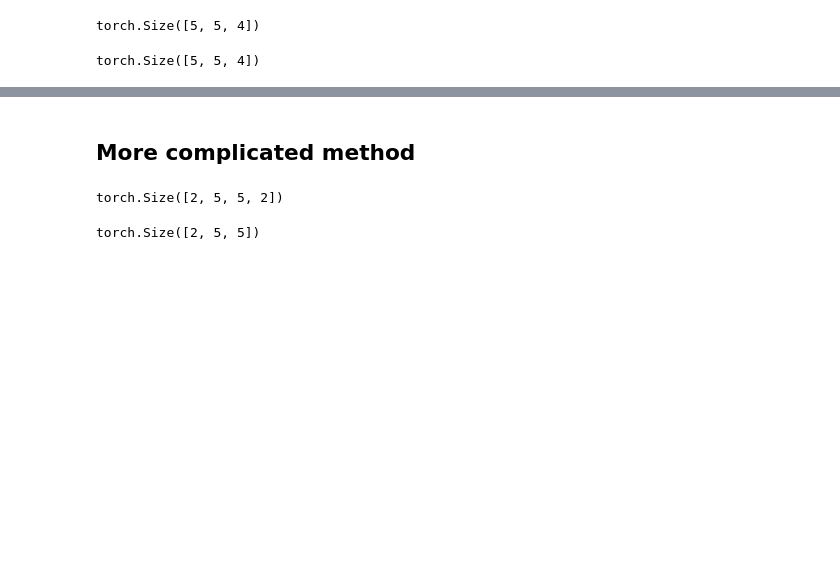
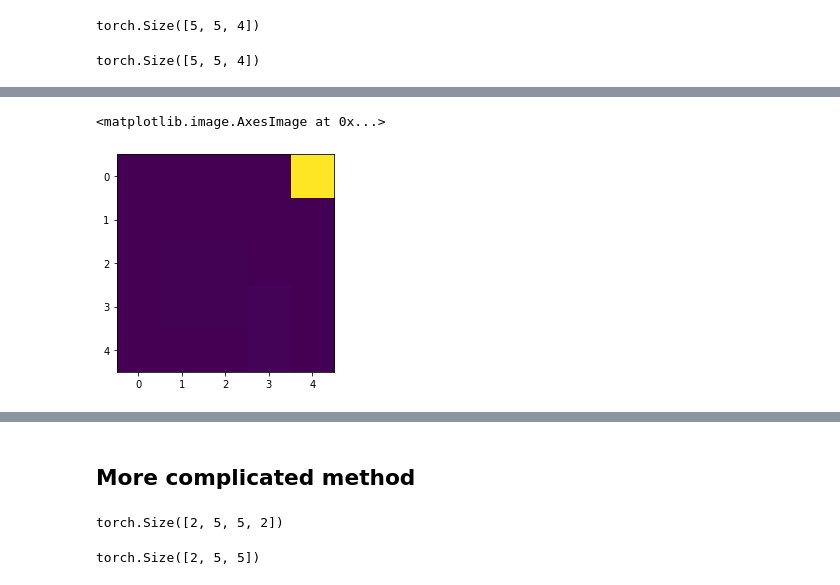
Before and after one commit to prob-ml/bliss, a Jupyter notebook: case_studies/overlap/overlap.ipynb, the cells around one changed output, grey strips where cells are left out. Cells and saved outputs as stored; diff of their text form; code cells hidden in the pictures; blank space fills up the shorter version.

```diff
--- a/case_studies/overlap/overlap.ipynb
+++ b/case_studies/overlap/overlap.ipynb
@@ -583 +661,6 @@ tensor([[5.1999e-03, 1.2333e-03, 8.5199e-03, 5.1510e-03, 7.4083e-02],
        device='cuda:0')
+# %%
+plt.imshow(xx[:,:, 0].cpu())
+# %% [output]
+<matplotlib.image.AxesImage at 0x...>
+[figure, added]
```
Also changed, not shown: parts of 44 cells of this notebook, 1 other file.
